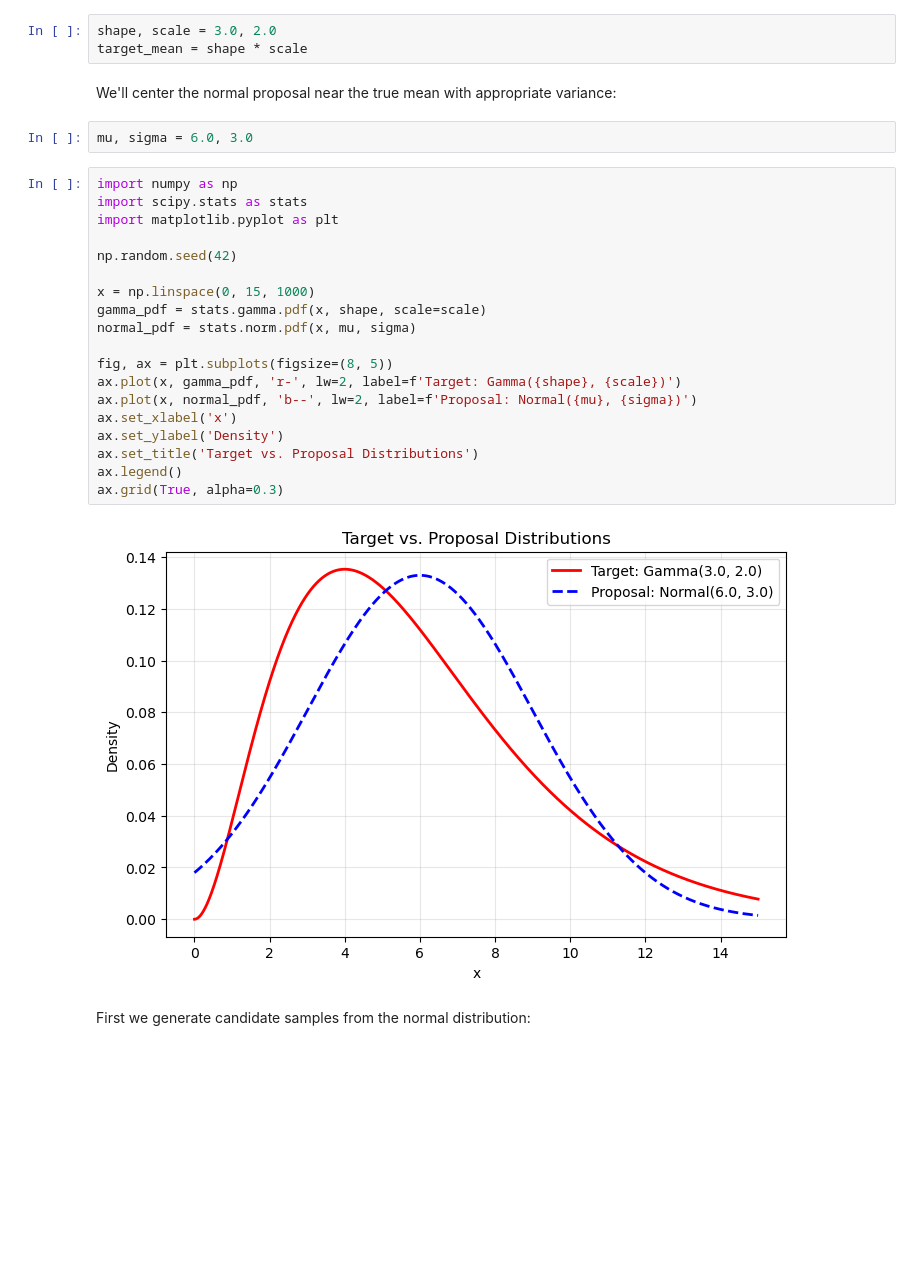
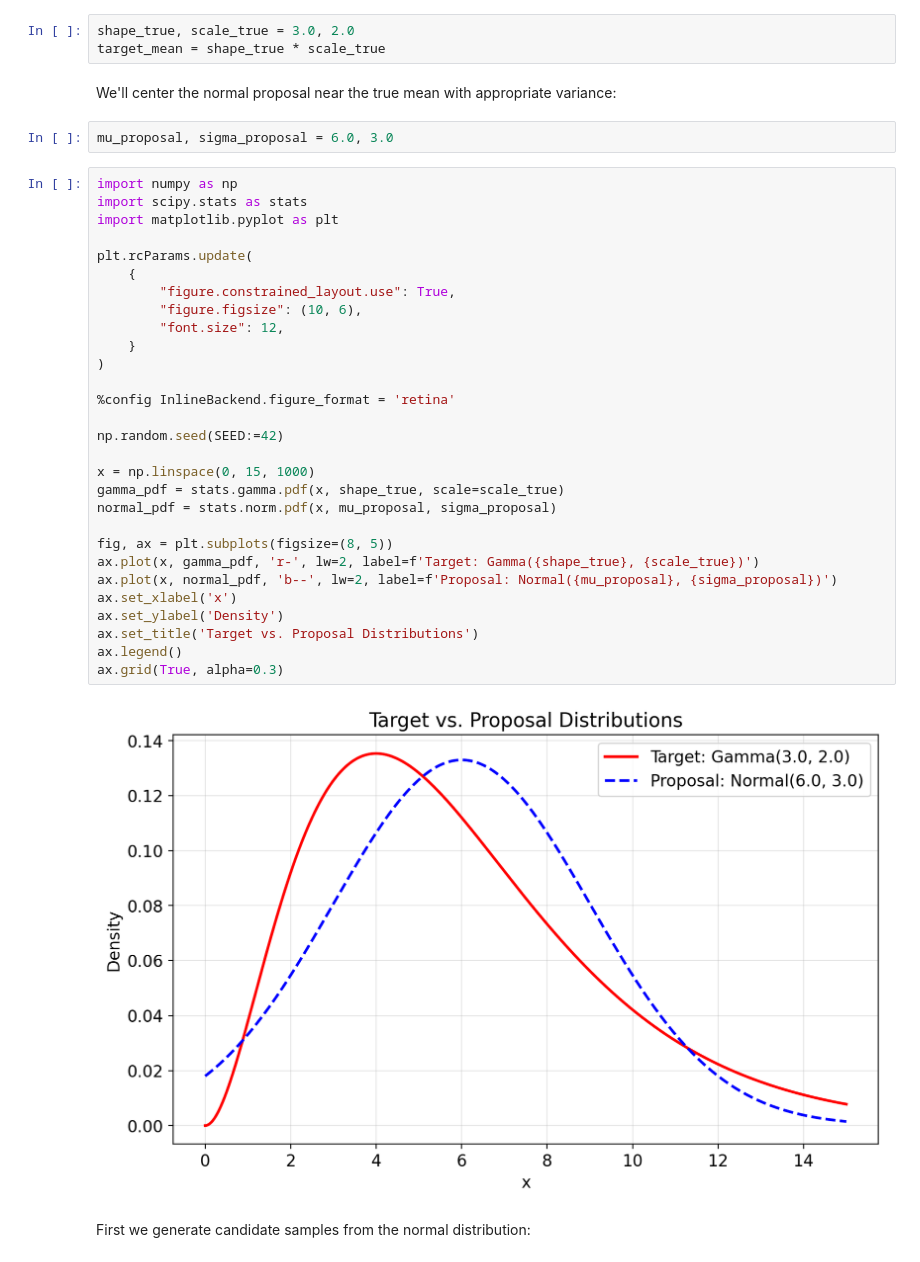
Before and after one commit to fonnesbeck/vi_pydata_virginia_2025, a Jupyter notebook: notebooks/Pathfinder.ipynb, the cells around one changed output. Cells and saved outputs as stored; diff of their text form; blank space fills up the shorter version.

```diff
--- a/notebooks/Pathfinder.ipynb
+++ b/notebooks/Pathfinder.ipynb
@@ -114,33 +114,43 @@ As a simple illustration of importance sampling, let's consider the problem of e
 
 The goal will be to estimate $E[X]$ where $X \sim Gamma(3, 2)$
 # %%
-shape, scale = 3.0, 2.0
-target_mean = shape * scale
+shape_true, scale_true = 3.0, 2.0
+target_mean = shape_true * scale_true
 # %% [markdown]
 We'll center the normal proposal near the true mean with appropriate variance:
 # %%
-mu, sigma = 6.0, 3.0
+mu_proposal, sigma_proposal = 6.0, 3.0
 # %%
 import numpy as np
 import scipy.stats as stats
 import matplotlib.pyplot as plt
 
-np.random.seed(42)
+plt.rcParams.update(
+    {
+        "figure.constrained_layout.use": True,
+        "figure.figsize": (10, 6),
+        "font.size": 12,
+    }
+)
+
+%config InlineBackend.figure_format = 'retina'
+
+np.random.seed(SEED:=42)
 
 x = np.linspace(0, 15, 1000)
-gamma_pdf = stats.gamma.pdf(x, shape, scale=scale)
-normal_pdf = stats.norm.pdf(x, mu, sigma)
+gamma_pdf = stats.gamma.pdf(x, shape_true, scale=scale_true)
+normal_pdf = stats.norm.pdf(x, mu_proposal, sigma_proposal)
 
 fig, ax = plt.subplots(figsize=(8, 5))
-ax.plot(x, gamma_pdf, 'r-', lw=2, label=f'Target: Gamma({shape}, {scale})')
-ax.plot(x, normal_pdf, 'b--', lw=2, label=f'Proposal: Normal({mu}, {sigma})')
+ax.plot(x, gamma_pdf, 'r-', lw=2, label=f'Target: Gamma({shape_true}, {scale_true})')
+ax.plot(x, normal_pdf, 'b--', lw=2, label=f'Proposal: Normal({mu_proposal}, {sigma_proposal})')
 ax.set_xlabel('x')
 ax.set_ylabel('Density')
 ax.set_title('Target vs. Proposal Distributions')
 ax.legend()
 ax.grid(True, alpha=0.3)
 # %% [output]
-[figure, old version]
+[figure, new version]
 # %% [markdown]
 First we generate candidate samples from the normal distribution:
 # %%
```
Also changed, not shown: parts of 13 cells of this notebook.
